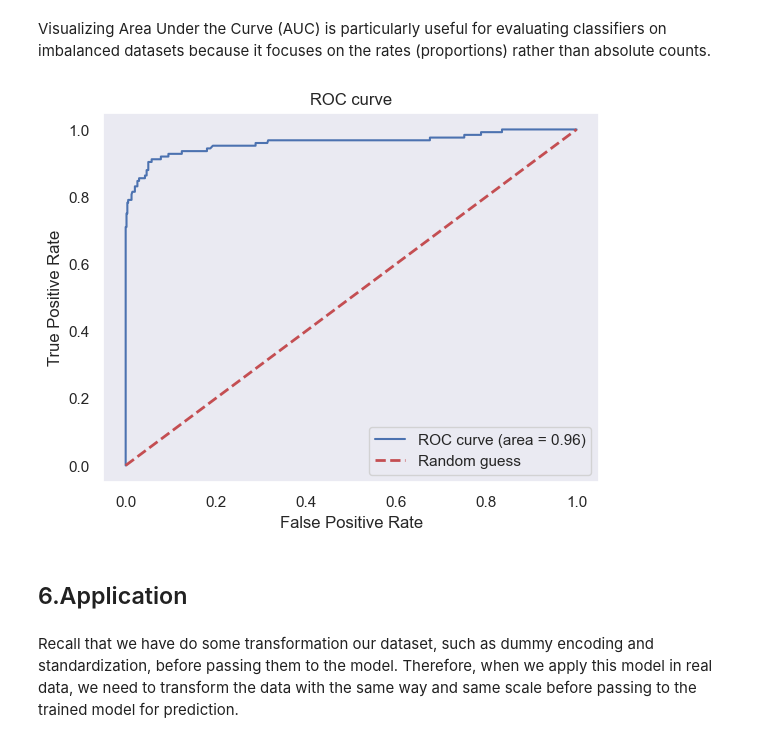
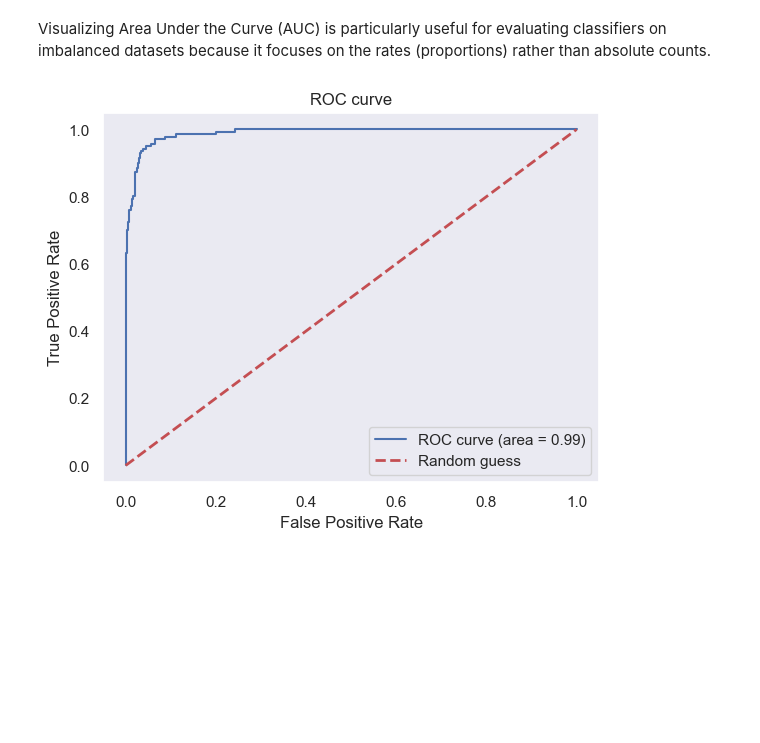
Before and after one commit to derickkan3356/Employee-Turnover-Prediction, a Jupyter notebook: Employee Turnover Prediction.ipynb, the cells around one changed output. Drawn from its saved outputs; the diff is of its cells as text; code cells hidden in the pictures; blank space fills up the shorter version.

```diff
--- a/Employee Turnover Prediction.ipynb
+++ b/Employee Turnover Prediction.ipynb
@@ -303,3 +299,7 @@ train, validate, test = train_validate_test_split(df)
+# %%
+X = df.drop(['Attrition'], axis=1)
+y = df['Attrition']
+X_train, X_test, y_train, y_test = train_test_split(X, y, test_size=0.2, random_state=0)
 # %% [markdown]
 ### 3.4 SMOTE
 # %% [markdown]
@@ -334,13 +330,2 @@ We first split the independent variables and response variable from the train, v
-# %%
-ind_var = ['PerformanceRating', 'WorkLifeBalance', 'PercentSalaryHike', 'JobInvolvement', 'JobSatisfaction', 'EnvironmentSatisfaction']
-
-X_train = train_smote[ind_var]
-y_train = train_smote['Attrition']
-
-X_validate = validate[ind_var]
-y_validate = validate['Attrition']
-
-X_test = test[ind_var]
-y_test = test['Attrition']
 # %% [markdown]
 In our analysis, the trade-off between Type I and Type II errors is critical. Misclassifying an employee as staying (Type II error) is more detrimental than falsely predicting their departure (Type I error). Thus, minimizing Type II errors is our priority. We will focus on optimizing recall as our performance metrics, adjusting our model's hyperparameter on the validation set to maximize these measures.
@@ -391,0 +350,3 @@ print(recall)
+# %%
+C = np.logspace(-4, 4, 10)[5]
+C
@@ -391,0 +373,5 @@ print(recall)
+# %%
+logit =  LogisticRegression(penalty='l1', C=C, solver='liblinear').fit(X_train, y_train)  # best hyperparameter combination
+# pass to test set for final evaluation
+predict = logit.predict(X_test)
+recall_score(y_test, predict)
@@ -458,26 +436,22 @@ The model is performing very well on the majority class with high precision,  re
 Visualizing Area Under the Curve (AUC) is particularly useful for evaluating classifiers on imbalanced datasets because it focuses on the rates (proportions) rather than absolute counts.
 # %%
 # probability estimates of the positive class
-y_probs = model.predict_proba(X_test)[:, 1]
+y_probs = logit.predict_proba(X_test)[:, 1]
 
 # computes the ROC AUC score
 auc = roc_auc_score(y_test, y_probs)
 
 # compute true positive and false positive rate
 fpr, tpr, thresholds = roc_curve(y_test, y_probs)
 
 # Create ROC curve
 plt.plot(fpr, tpr, label='ROC curve (area = %.2f)' %auc)
 plt.plot([0, 1], [0, 1], linestyle='--', lw=2, color='r', label='Random guess')
 plt.title('ROC curve')
 plt.ylabel('True Positive Rate')
 plt.xlabel('False Positive Rate')
 plt.grid()
 plt.legend()
 plt.show()
 # %% [output]
-[figure, old version]
+[figure, new version]
-# %% [markdown]
-## 6.Application
-# %% [markdown]
-Recall that we have do some transformation our dataset, such as dummy encoding and standardization, before passing them to the model. Therefore, when we apply this model in real data, we need to transform the data with the same way and same scale before passing to the trained model for prediction.
```
Also changed, not shown: parts of 29 cells of this notebook, 1 other file.
